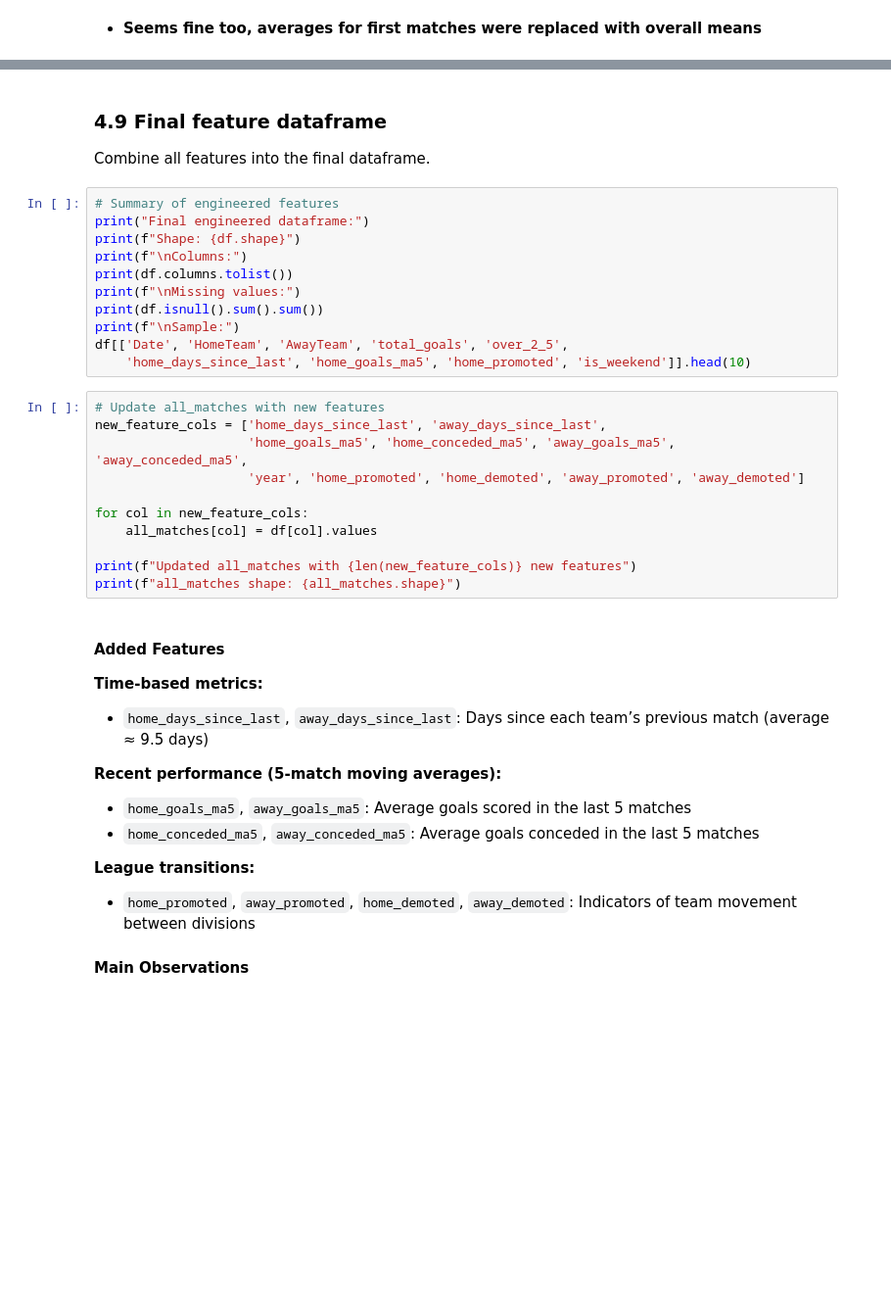
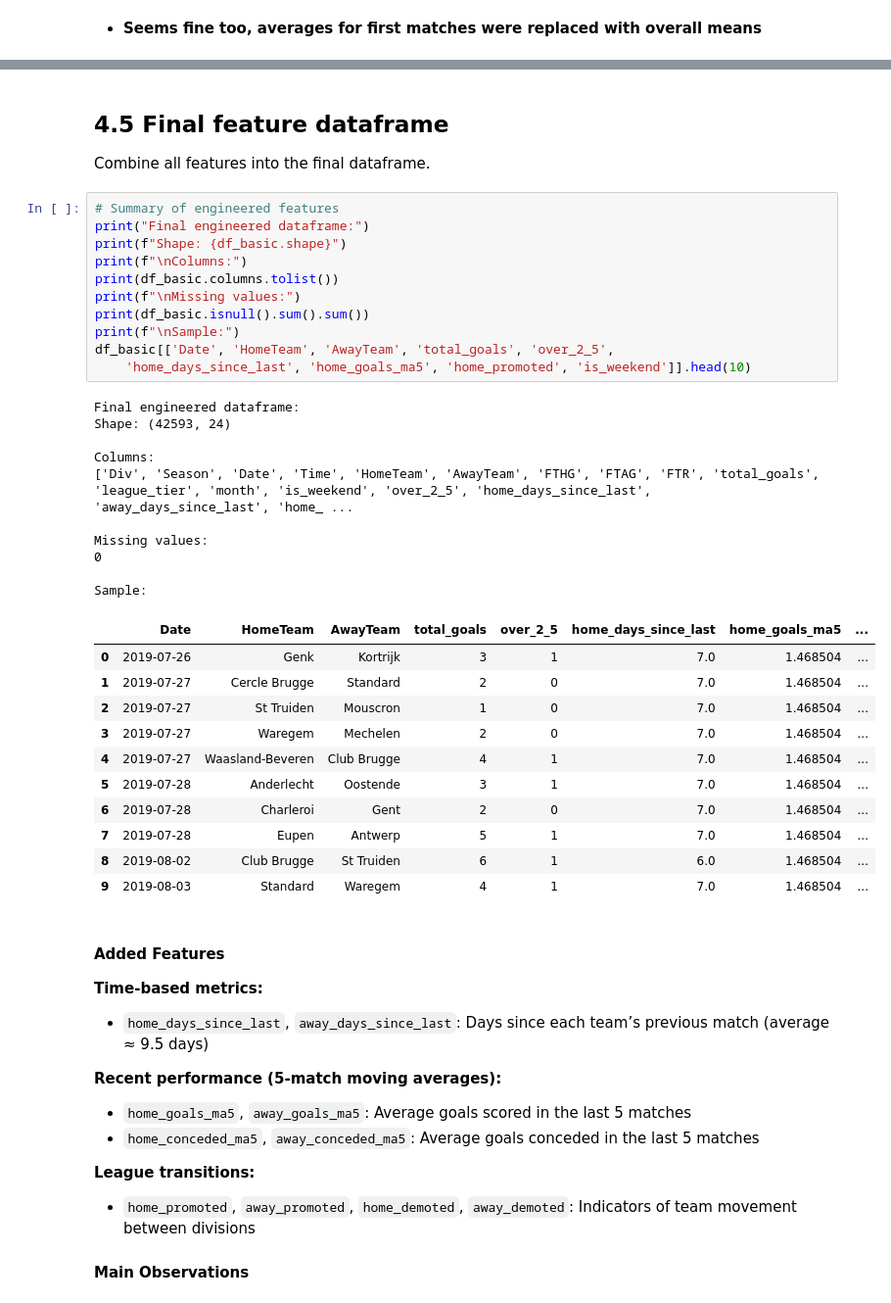
Before and after one commit to OndrejZ24/soccer-leagues-predictions, a Jupyter notebook: preprocessing.ipynb, the cells around one changed output, grey strips where cells are left out. Shown at 98% size. Drawn from its saved outputs; the diff is of its cells as text; blank space fills up the shorter version.

```diff
--- a/preprocessing.ipynb
+++ b/preprocessing.ipynb
@@ -1691,29 +1869,40 @@ The bar plots visualize this - all rates hover around 50%, confirming the balanc
 # %% [markdown]
-### 4.9 Final feature dataframe
+## 4.5 Final feature dataframe
 
 Combine all features into the final dataframe.
 # %%
 # Summary of engineered features
 print("Final engineered dataframe:")
-print(f"Shape: {df.shape}")
+print(f"Shape: {df_basic.shape}")
 print(f"\nColumns:")
-print(df.columns.tolist())
+print(df_basic.columns.tolist())
 print(f"\nMissing values:")
-print(df.isnull().sum().sum())
+print(df_basic.isnull().sum().sum())
 print(f"\nSample:")
-df[['Date', 'HomeTeam', 'AwayTeam', 'total_goals', 'over_2_5',
+df_basic[['Date', 'HomeTeam', 'AwayTeam', 'total_goals', 'over_2_5',
     'home_days_since_last', 'home_goals_ma5', 'home_promoted', 'is_weekend']].head(10)
+# %% [output]
+Final engineered dataframe:
+Shape: (42593, 24)
+
+Columns:
+['Div', 'Season', 'Date', 'Time', 'HomeTeam', 'AwayTeam', 'FTHG', 'FTAG', 'FTR', 'total_goals', 'league_tier', 'month', 'is_weekend', 'over_2_5', 'home_days_since_last', 'away_days_since_last', 'home_ ...
+
+Missing values:
+0
+
+Sample:
+|  | Date | HomeTeam | AwayTeam | total_goals | over_2_5 | home_days_since_last | home_goals_ma5 | ... |
+| 0 | 2019-07-26 | Genk | Kortrijk | 3 | 1 | 7.0 | 1.468504 | ... |
+| 1 | 2019-07-27 | Cercle Brugge | Standard | 2 | 0 | 7.0 | 1.468504 | ... |
+| 2 | 2019-07-27 | St Truiden | Mouscron | 1 | 0 | 7.0 | 1.468504 | ... |
+| 3 | 2019-07-27 | Waregem | Mechelen | 2 | 0 | 7.0 | 1.468504 | ... |
+| 4 | 2019-07-27 | Waasland-Beveren | Club Brugge | 4 | 1 | 7.0 | 1.468504 | ... |
+| 5 | 2019-07-28 | Anderlecht | Oostende | 3 | 1 | 7.0 | 1.468504 | ... |
+| 6 | 2019-07-28 | Charleroi | Gent | 2 | 0 | 7.0 | 1.468504 | ... |
+| 7 | 2019-07-28 | Eupen | Antwerp | 5 | 1 | 7.0 | 1.468504 | ... |
+| 8 | 2019-08-02 | Club Brugge | St Truiden | 6 | 1 | 6.0 | 1.468504 | ... |
+| 9 | 2019-08-03 | Standard | Waregem | 4 | 1 | 7.0 | 1.468504 | ... |
-# %%
-# Update all_matches with new features
-new_feature_cols = ['home_days_since_last', 'away_days_since_last',
-                    'home_goals_ma5', 'home_conceded_ma5', 'away_goals_ma5', 'away_conceded_ma5',
-                    'year', 'home_promoted', 'home_demoted', 'away_promoted', 'away_demoted']
-
-for col in new_feature_cols:
-    all_matches[col] = df[col].values
-
-print(f"Updated all_matches with {len(new_feature_cols)} new features")
-print(f"all_matches shape: {all_matches.shape}")
 # %% [markdown]
 #### **Added Features**
 
```
Also changed, not shown: parts of 37 cells of this notebook.
